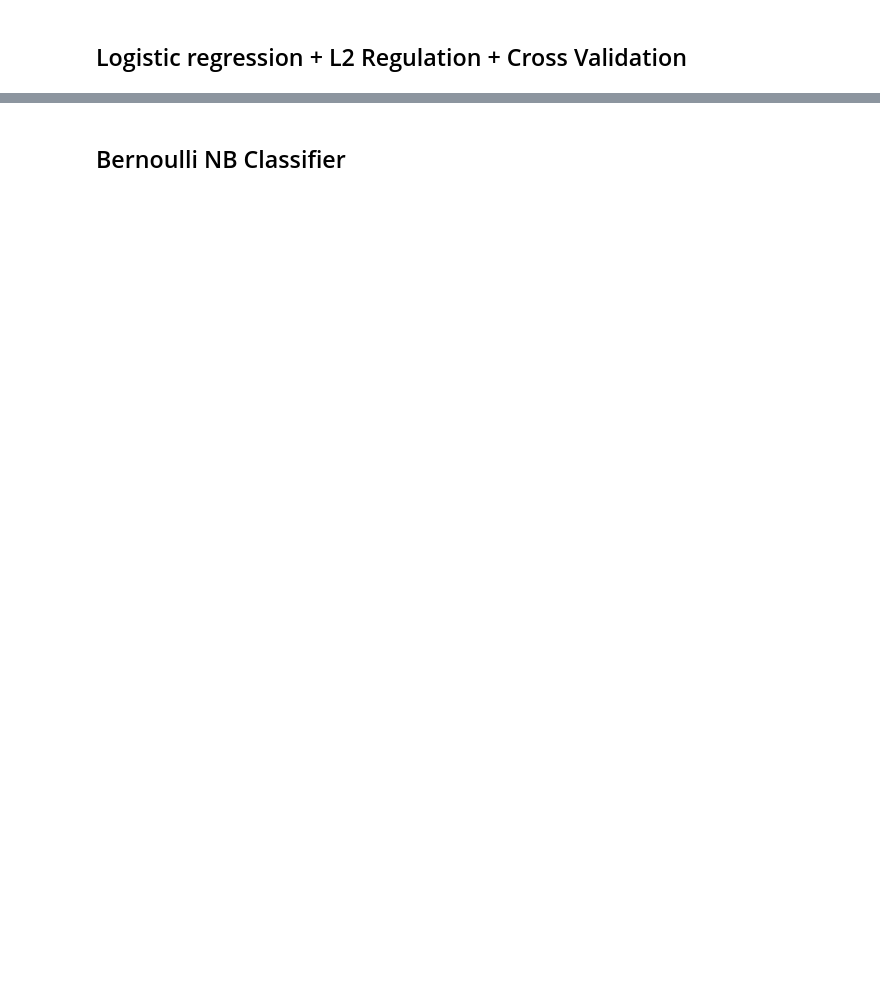
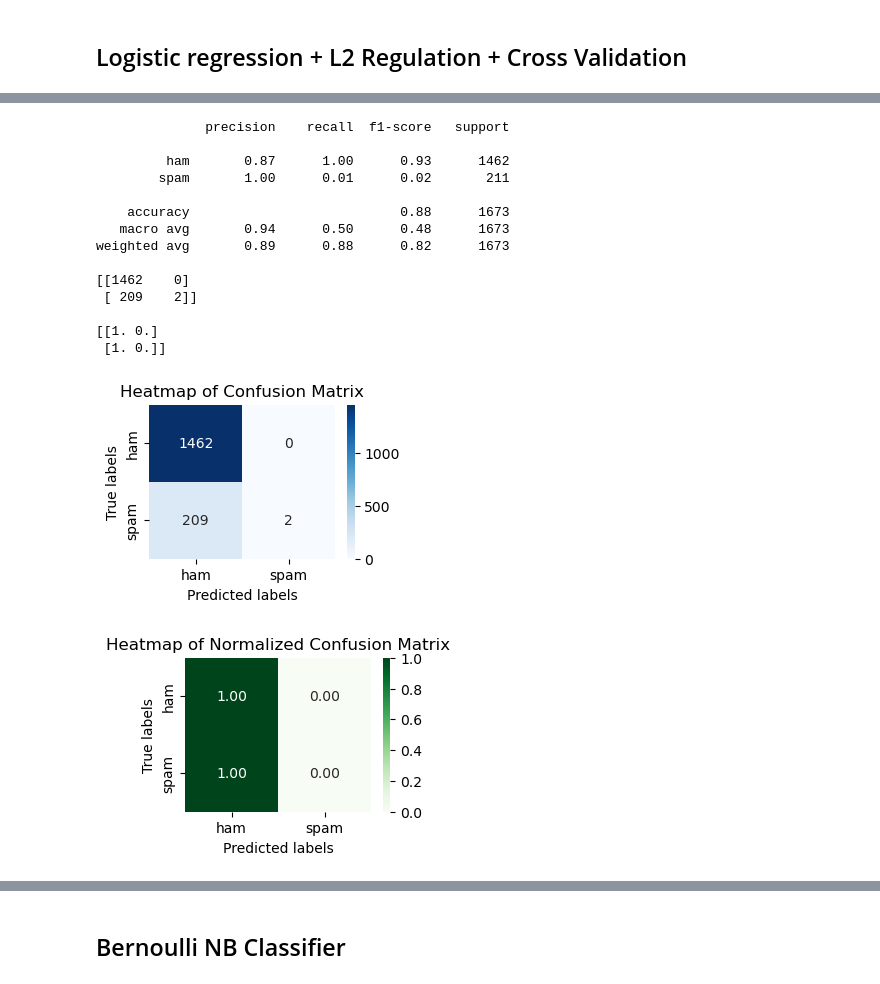
Before and after one commit to hennypurwadi/spam_classifier, a Jupyter notebook: spam_filter/DLBDSME01_Spam_Classifier.ipynb, the cells around one changed output, grey strips where cells are left out. Drawn from its saved outputs; the diff is of its cells as text; code cells hidden in the pictures; blank space fills up the shorter version.

```diff
--- a/spam_filter/DLBDSME01_Spam_Classifier.ipynb
+++ b/spam_filter/DLBDSME01_Spam_Classifier.ipynb
@@ -208,3 +219,41 @@ x_train, x_test, y_train, y_test = train_test_split(text_counts,df['label'],test
+# %%
+def performance_evaluation():
+
+#def Classification_report():
+    class_report = classification_report(y_test, y_pred)
+    print(class_report)
+
+#def conf_matrix_img():
+    conf_matrix = confusion_matrix(y_test, y_pred)
+    print(conf_matrix)
+    print("")
+    #Normalized Confusion Matrix
+    nconf_matrix = np.round(conf_matrix / conf_matrix.sum(axis=1)[:, np.newaxis],1)
+    print(nconf_matrix)
+
+#def heatmap_image():
+    le = LabelEncoder()
+    le.fit(labels)
+    class_labels = le.classes_
+    plt.figure(figsize=(3, 2))
+    sns.heatmap(conf_matrix, annot=True, cmap=plt.cm.Blues, fmt="d", xticklabels=class_labels, yticklabels=class_labels)
+    plt.xlabel("Predicted labels")
+    plt.ylabel("True labels")
+    plt.title("Heatmap of Confusion Matrix")
+    plt.savefig('../spam_filter/docs/images/heatmap_confusion_matrix.jpeg',
+                transparent=False, bbox_inches='tight',pad_inches=0.1)
+    plt.show()
+
+    # Heatmap of Normalized confusion matrix, to make the entries in the matrix more easily comparable
+    plt.figure(figsize=(3, 2))
+    sns.heatmap(nconf_matrix, annot=True, cmap=plt.cm.Greens, fmt=".2f", xticklabels=class_labels, yticklabels=class_labels)
+    plt.xlabel("Predicted labels")
+    plt.ylabel("True labels")
+    plt.title("Heatmap of Normalized Confusion Matrix")
+    # Save the chart to a file
+    plt.savefig('../spam_filter/docs/images/normalized_confusion_matrix.jpeg',
+                transparent=False, bbox_inches='tight',pad_inches=0.1)
+    plt.show()
 # %% [markdown]
 ## Logistic regression Classifier
 # %%
@@ -279,0 +361,19 @@ weighted avg       0.89      0.87      0.82      1673
+# %%
+performance_evaluation()
+# %% [output]
+              precision    recall  f1-score   support
+
+         ham       0.87      1.00      0.93      1462
+        spam       1.00      0.01      0.02       211
+
+    accuracy                           0.88      1673
+   macro avg       0.94      0.50      0.48      1673
+weighted avg       0.89      0.88      0.82      1673
+
+[[1462    0]
+ [ 209    2]]
+
+[[1. 0.]
+ [1. 0.]]
+[figure, added]
+[figure, added]
```
Also changed, not shown: parts of 74 cells of this notebook.
